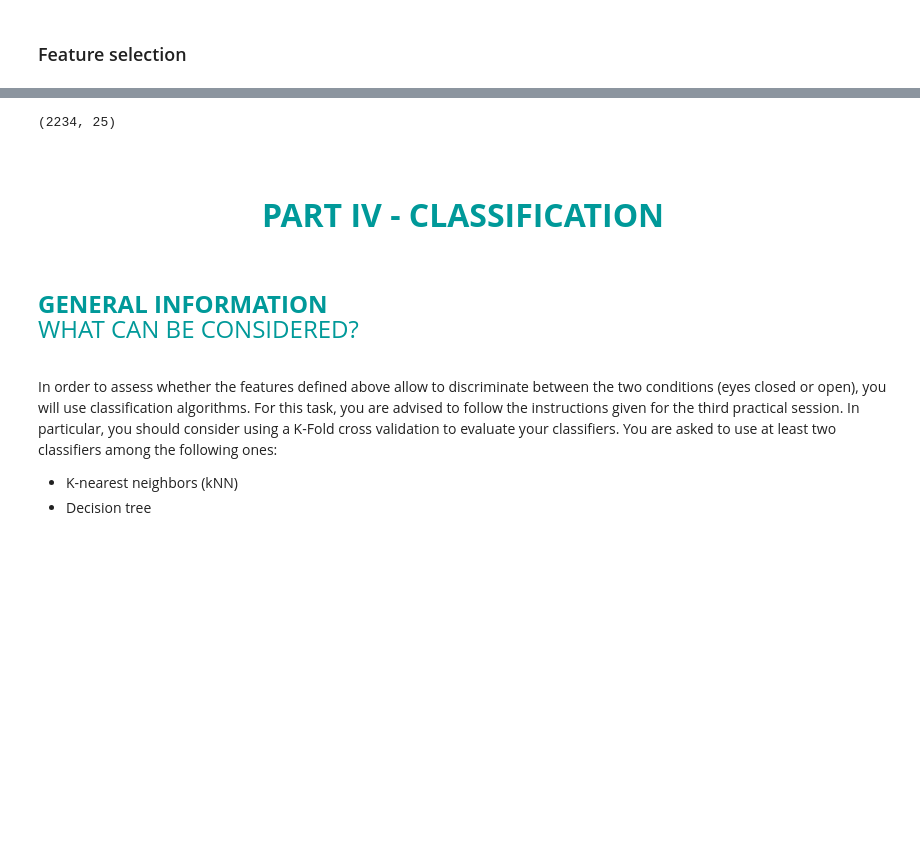
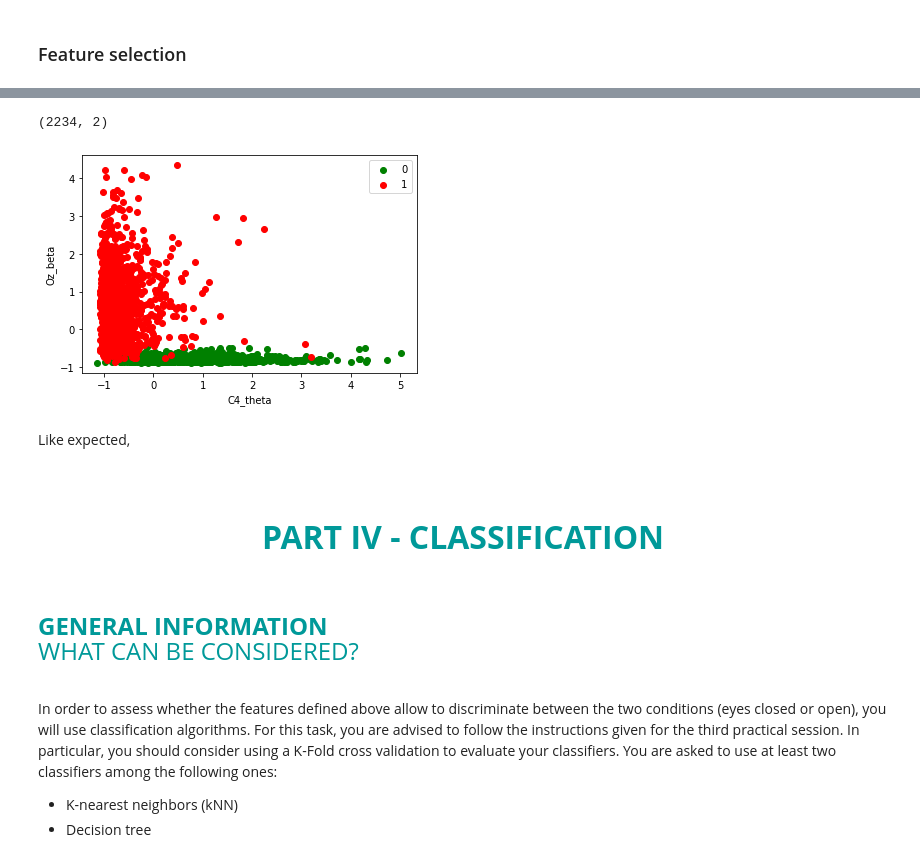
Before and after one commit to gdeside/LGBIO2020, a Jupyter notebook: Projects/projectV4.ipynb, the cells around one changed output, grey strips where cells are left out. Saved outputs shown, nothing was run; the diff lists cells and outputs as text; code cells hidden in the pictures; blank space fills up the shorter version.

```diff
--- a/Projects/projectV4.ipynb
+++ b/Projects/projectV4.ipynb
@@ -514,7 +512,7 @@ lst_corr = EEG_data_segmented_frame.corrwith(EEG_data_segmented_frame["Target"])
 
 no_keep = []
 for n,i in zip(range(len(features_name)),lst_corr):
-    if(abs(i)<0.50):
+    if(abs(i)<0.70):#here to change >threshold correlation
         no_keep.append(n)
 
 
@@ -528,4 +552,4 @@ X_test = np.delete(X_test,no_keep,1)
 # %%
 print(np.shape(X_train))
 # %% [output]
-(2234, 25)
+(2234, 2)
@@ -534,3 +556,22 @@ plt.scatter(X_train[:,0],X_train[:,1])
+# %%
+zero_lst = []
+one_lst  = []
+for i in range(len(X_train)):
+    if y_train[i] == 0:
+        zero_lst.append(i)
+    else :
+        one_lst.append(i)
+
+plt.scatter(X_train[:,0][zero_lst],X_train[:,1][zero_lst],c="green",label="0") #only for nb_features = 2
+plt.scatter(X_train[:,0][one_lst],X_train[:,1][one_lst],c="red",label="1")
+plt.legend()
+plt.xlabel("C4_theta")
+plt.ylabel("Oz_beta")
+plt.show()
+# %% [output]
+[figure, added]
+# %% [markdown]
+Like expected,
 # %% [markdown]
 <br><br>
 
```
Also changed, not shown: parts of 23 cells of this notebook, 1 other file.
